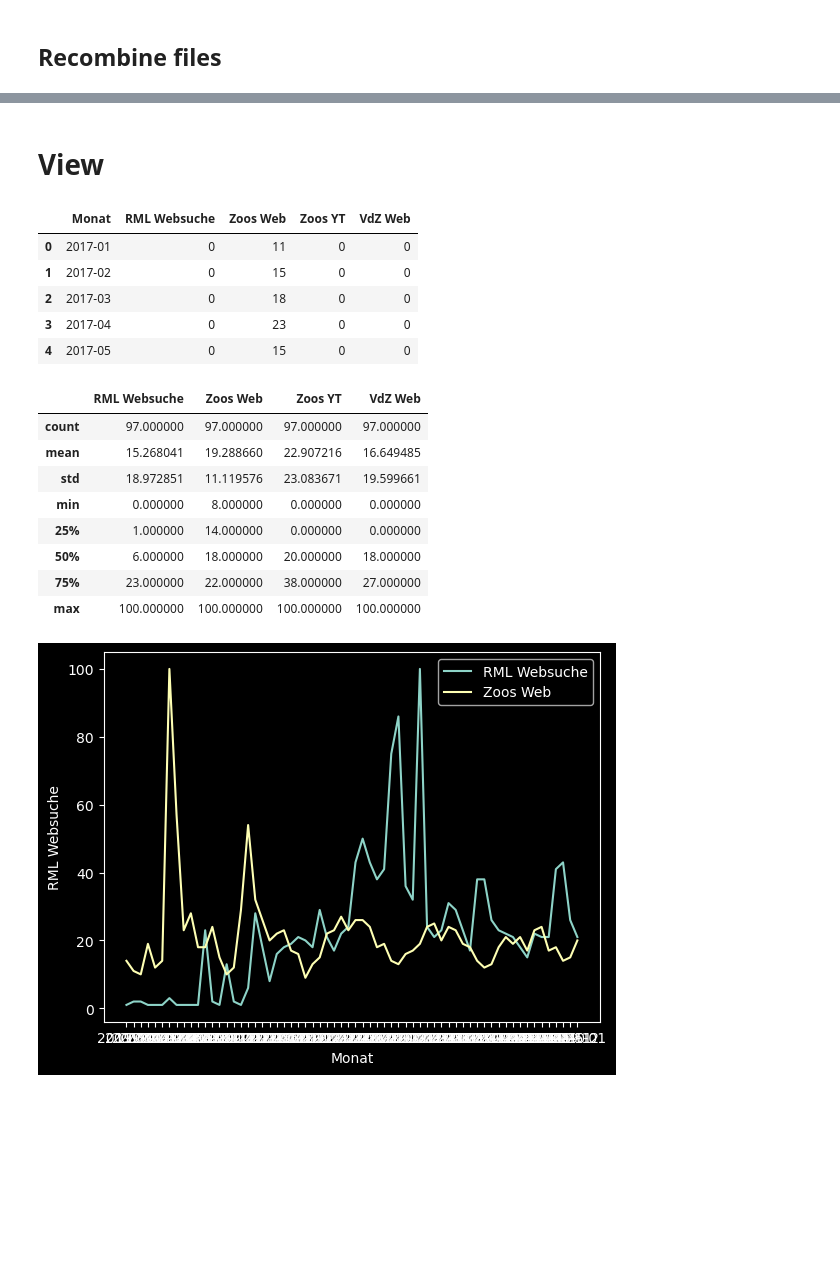
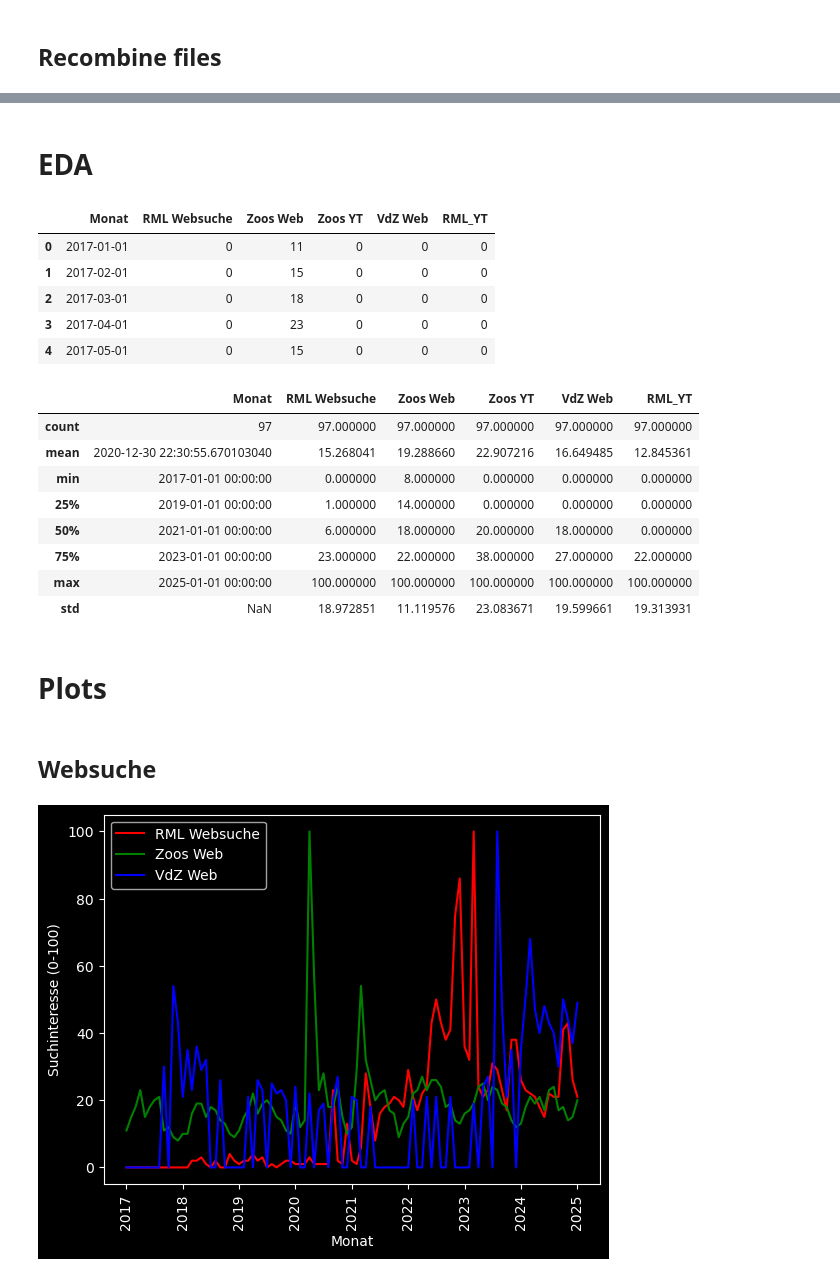
Before and after one commit to Ben-physics-dotcom/VdZ_aDataScienceProject, a Jupyter notebook: Google_Trends/TimeSeries.ipynb, the cells around one changed output, grey strips where cells are left out. Saved outputs shown, nothing was run; the diff lists cells and outputs as text; code cells hidden in the pictures; blank space fills up the shorter version.

Commit message:
added new column and made correlation plot better

```diff
--- a/Google_Trends/TimeSeries.ipynb
+++ b/Google_Trends/TimeSeries.ipynb
@@ -16,4 +33,5 @@ file = 'multiTimeline.csv'
 # %%
 df = pd.read_csv(path + 'combined_timeseries.csv')
+df['Monat'] = pd.to_datetime(df['Monat'])
 df.head()
 # %% [output]
@@ -51,29 +71,48 @@ Index(['Monat', 'Verband der Zoologischen Gärten: (Deutschland)'], dtype='objec
+# %%
+df['RML_YT'] = df['RML_YT'].astype(str)
+# %%
+for i in range(len(df)):
+    # print(df['Monat'][i], df['RML_YT'][i])
+    if df['RML_YT'][i] == '<1':
+        print(df['Monat'][i], df['RML_YT'][i])
+        df['RML_YT'][i] = 0
+        print(df['Monat'][i], df['RML_YT'][i])
+# %%
+df['RML_YT'] = df['RML_YT'].astype(int)
 # %% [markdown]
-# View
+# EDA
 # %%
 df.head()
 # %% [output]
-|  | Monat | RML Websuche | Zoos Web | Zoos YT | VdZ Web |
-| 0 | 2017-01 | 0 | 11 | 0 | 0 |
-| 1 | 2017-02 | 0 | 15 | 0 | 0 |
-| 2 | 2017-03 | 0 | 18 | 0 | 0 |
-| 3 | 2017-04 | 0 | 23 | 0 | 0 |
-| 4 | 2017-05 | 0 | 15 | 0 | 0 |
+|  | Monat | RML Websuche | Zoos Web | Zoos YT | VdZ Web | RML_YT |
+| 0 | 2017-01-01 | 0 | 11 | 0 | 0 | 0 |
+| 1 | 2017-02-01 | 0 | 15 | 0 | 0 | 0 |
+| 2 | 2017-03-01 | 0 | 18 | 0 | 0 | 0 |
+| 3 | 2017-04-01 | 0 | 23 | 0 | 0 | 0 |
+| 4 | 2017-05-01 | 0 | 15 | 0 | 0 | 0 |
 # %%
 df.describe()
 # %% [output]
-|  | RML Websuche | Zoos Web | Zoos YT | VdZ Web |
-| count | 97.000000 | 97.000000 | 97.000000 | 97.000000 |
-| mean | 15.268041 | 19.288660 | 22.907216 | 16.649485 |
-| std | 18.972851 | 11.119576 | 23.083671 | 19.599661 |
-| min | 0.000000 | 8.000000 | 0.000000 | 0.000000 |
-| 25% | 1.000000 | 14.000000 | 0.000000 | 0.000000 |
-| 50% | 6.000000 | 18.000000 | 20.000000 | 18.000000 |
-| 75% | 23.000000 | 22.000000 | 38.000000 | 27.000000 |
-| max | 100.000000 | 100.000000 | 100.000000 | 100.000000 |
+|  | Monat | RML Websuche | Zoos Web | Zoos YT | VdZ Web | RML_YT |
+| count | 97 | 97.000000 | 97.000000 | 97.000000 | 97.000000 | 97.000000 |
+| mean | 2020-12-30 22:30:55.670103040 | 15.268041 | 19.288660 | 22.907216 | 16.649485 | 12.845361 |
+| min | 2017-01-01 00:00:00 | 0.000000 | 8.000000 | 0.000000 | 0.000000 | 0.000000 |
+| 25% | 2019-01-01 00:00:00 | 1.000000 | 14.000000 | 0.000000 | 0.000000 | 0.000000 |
+| 50% | 2021-01-01 00:00:00 | 6.000000 | 18.000000 | 20.000000 | 18.000000 | 0.000000 |
+| 75% | 2023-01-01 00:00:00 | 23.000000 | 22.000000 | 38.000000 | 27.000000 | 22.000000 |
+| max | 2025-01-01 00:00:00 | 100.000000 | 100.000000 | 100.000000 | 100.000000 | 100.000000 |
+| std | NaN | 18.972851 | 11.119576 | 23.083671 | 19.599661 | 19.313931 |
+# %% [markdown]
+# Plots
+# %% [markdown]
+## Websuche
 # %%
-sns.lineplot(data=df[33:], x='Monat', y='RML Websuche', label='RML Websuche')
-sns.lineplot(data=df[33:], x='Monat', y='Zoos Web', label='Zoos Web')
+sns.lineplot(data=df, x='Monat', y='RML Websuche', label='RML Websuche', color='red')
+sns.lineplot(data=df, x='Monat', y='Zoos Web', label='Zoos Web', color='green')
+sns.lineplot(data=df, x='Monat', y='VdZ Web', label='VdZ Web', color='blue')
+plt.xticks(rotation=90)
+plt.xlabel('Monat')
+plt.ylabel('Suchinteresse (0-100)')
 plt.show()
 # %% [output]
-[figure, old version]
+[figure, new version]
```
Also changed, not shown: parts of 15 cells of this notebook.
